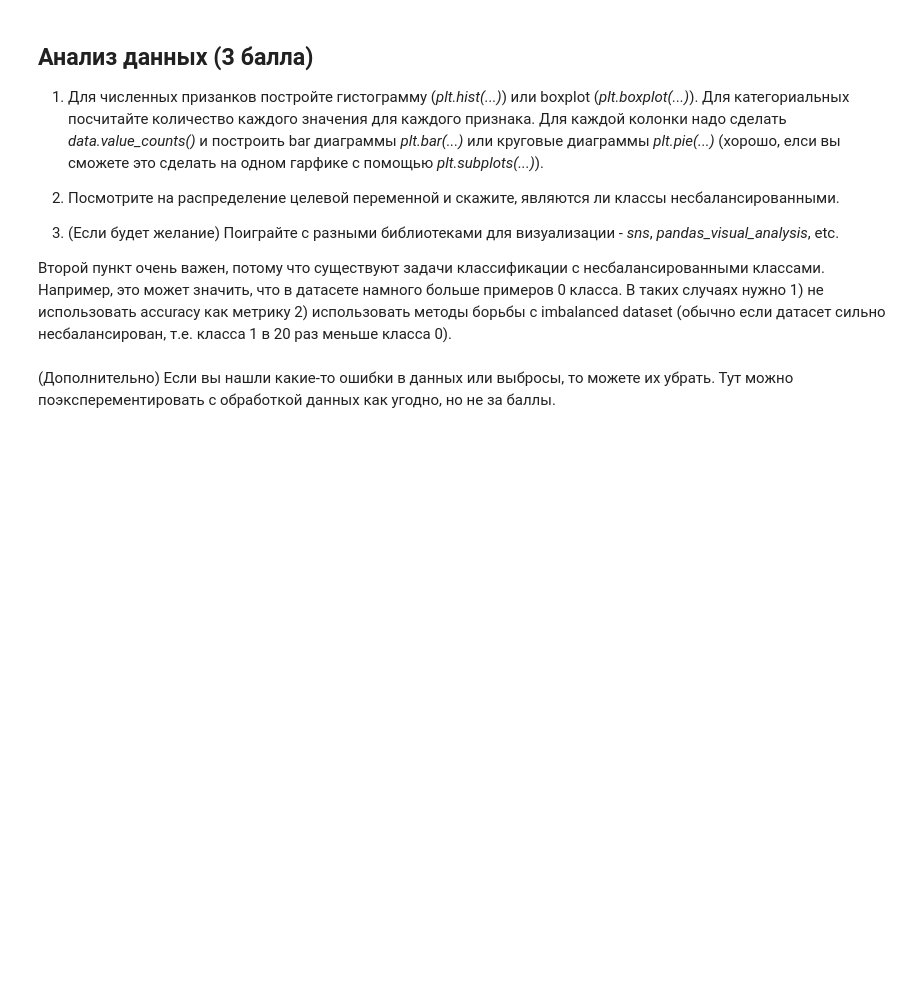
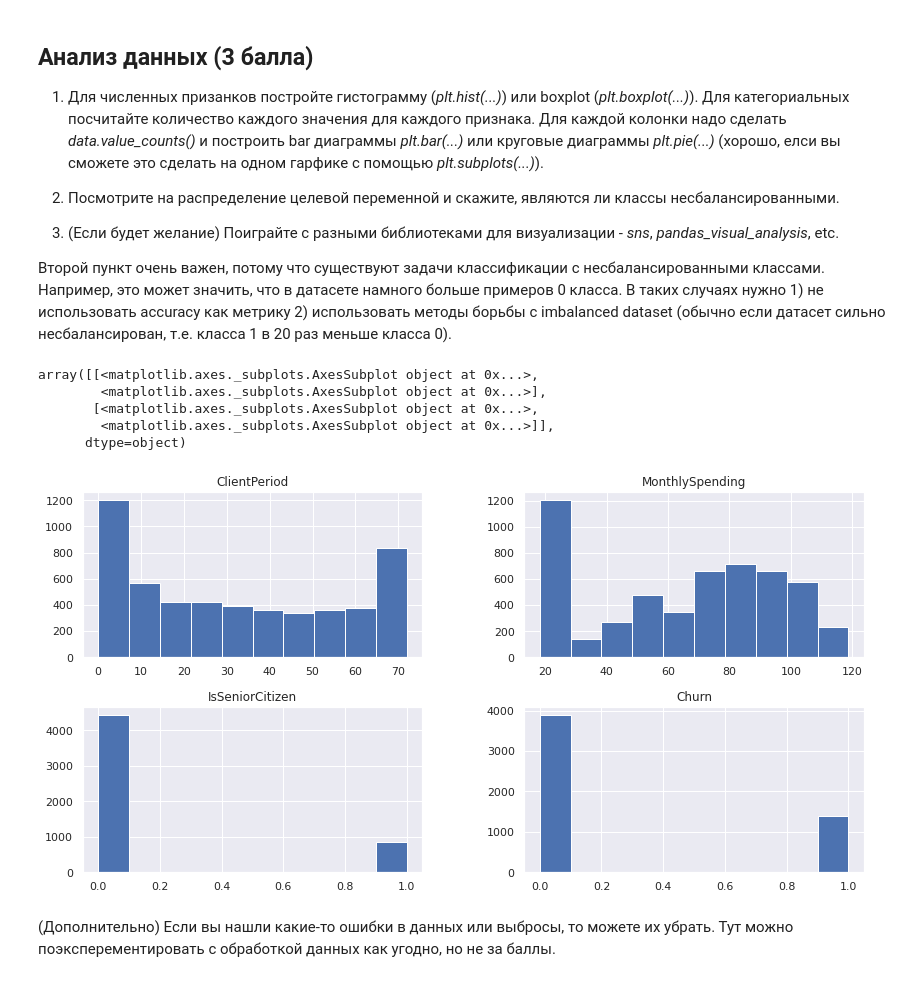
Before and after one commit to glaurungh/dls-course, a Jupyter notebook: baseline.ipynb, the cells around one changed output. Cells and saved outputs as stored; diff of their text form; code cells hidden in the pictures; blank space fills up the shorter version.

Commit message:
data.hist()

```diff
--- a/baseline.ipynb
+++ b/baseline.ipynb
@@ -159,6 +144,14 @@ memory usage: 825.4+ KB
 Второй пункт очень важен, потому что существуют задачи классификации с несбалансированными классами. Например, это может значить, что в датасете намного больше примеров 0 класса. В таких случаях нужно 1) не использовать accuracy как метрику 2) использовать методы борьбы с imbalanced dataset (обычно если датасет сильно несбалансирован, т.е. класса 1 в 20 раз меньше класса 0).
 # %%
 # YOUR CODE
+data.hist(figsize=(14, 7))
+# %% [output]
+array([[<matplotlib.axes._subplots.AxesSubplot object at 0x...>,
+        <matplotlib.axes._subplots.AxesSubplot object at 0x...>],
+       [<matplotlib.axes._subplots.AxesSubplot object at 0x...>,
+        <matplotlib.axes._subplots.AxesSubplot object at 0x...>]],
+      dtype=object)
+[figure, added]
 # %% [markdown]
 (Дополнительно) Если вы нашли какие-то ошибки в данных или выбросы, то можете их убрать. Тут можно поэксперементировать с обработкой данных как угодно, но не за баллы.
 # %%
```
Also changed, not shown: parts of 5 cells of this notebook.
